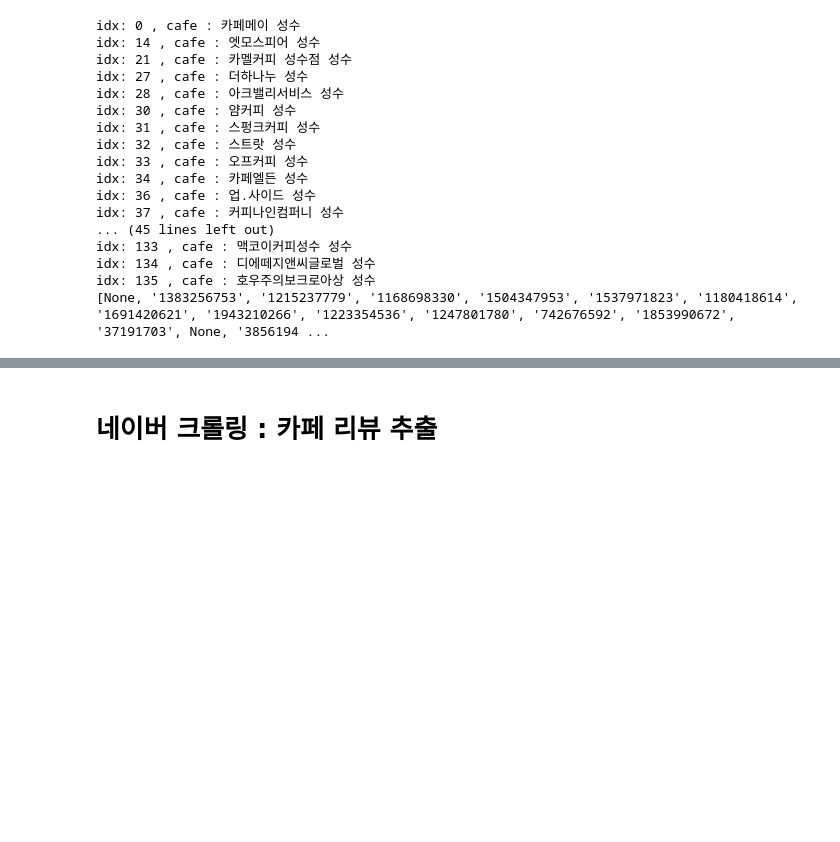
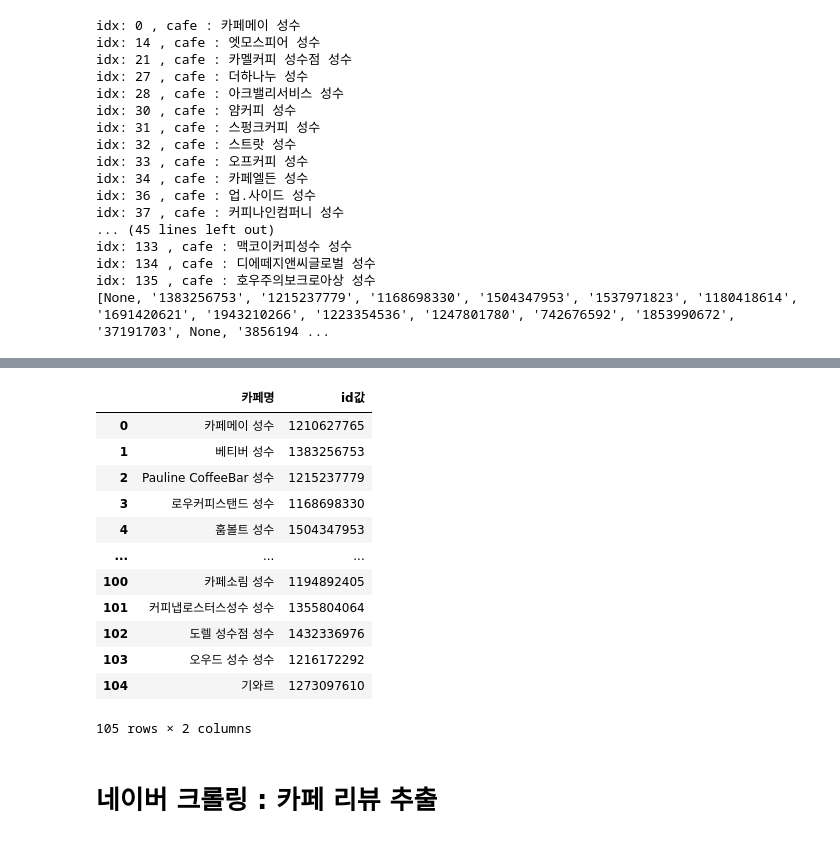
Before and after one commit to YBIGTA/25th-project-OutfitToCafe, a Jupyter notebook: 네이버크롤링/naver_crawling_practice.ipynb, the cells around one changed output, grey strips where cells are left out. Saved outputs shown, nothing was run; the diff lists cells and outputs as text; code cells hidden in the pictures; blank space fills up the shorter version.

```diff
--- a/네이버크롤링/naver_crawling_practice.ipynb
+++ b/네이버크롤링/naver_crawling_practice.ipynb
@@ -409,0 +287,8 @@ id_list
+# %%
+# 카페id가 없는 카페들에 대해 직접 id 찾아옴
+
+missing_idx_update=['1210627765','1267437086','55585656', None, '1261617871', '1067014011', None, '1410613160', '1921874344',None,
+                   '1259420360', None, '1916513487',  None, None, '1573389383','1348444139', '1515867867', None, None , None, None, None,
+                   '1169957780', None, None, None, '1190505473','1393890643',None, None, '1935137830', None, '1173495456', None, None,
+                   None, None, '34351850', '1846703943',None, None, '1590690124', '1403886445', None, None, None, None, '1623328599',
+                   None, None, None, None, '1273097610','1824108106', None, None, None, None, None ]
@@ -409,0 +300,9 @@ id_list
+# %%
+# id_list 업데이트 해주기
+
+for idx, missingidx in enumerate(missing_idx):
+    id_list[missingidx] = missing_idx_update[idx]
+
+
+
+print(id_list)
@@ -409,0 +311,8 @@ id_list
+# %%
+# id가 있는 카페에 대해 딕셔너리 만들기
+
+cafe_dict = {}
+for idx, cafe_id in enumerate(id_list):
+    if cafe_id:
+        cafe_dict[f'{cafe_names[idx]}'] = cafe_id
+print(cafe_dict)
@@ -409,0 +346,20 @@ id_list
+# %%
+# 이름 바꿔줘야하는게 있어서 바꿔줌
+cafe_dict["기와르"] = cafe_dict.pop("성수한옥 성수")
+# %%
+cafe_df = pd.DataFrame(list(cafe_dict.items()), columns=['카페명', 'id값'])
+cafe_df
+# %% [output]
+|  | 카페명 | id값 |
+| 0 | 카페메이 성수 | 1210627765 |
+| 1 | 베티버 성수 | 1383256753 |
+| 2 | Pauline CoffeeBar 성수 | 1215237779 |
+| 3 | 로우커피스탠드 성수 | 1168698330 |
+| 4 | 훔볼트 성수 | 1504347953 |
+| ... | ... | ... |
+| 100 | 카페소림 성수 | 1194892405 |
+| 101 | 커피냅로스터스성수 성수 | 1355804064 |
+| 102 | 도렐 성수점 성수 | 1432336976 |
+| 103 | 오우드 성수 성수 | 1216172292 |
+| 104 | 기와르 | 1273097610 |
+105 rows × 2 columns
```
Also changed, not shown: parts of 17 cells of this notebook, 1 other file.
